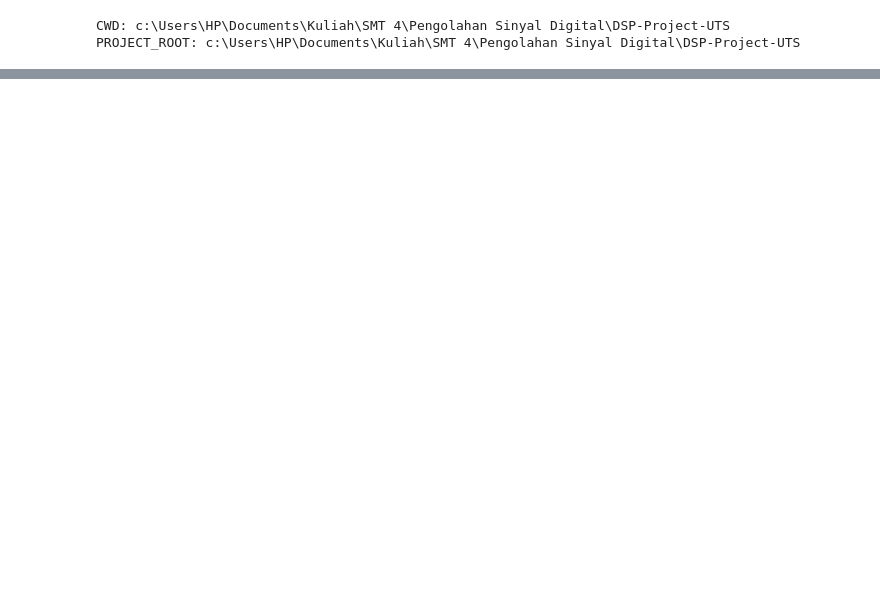
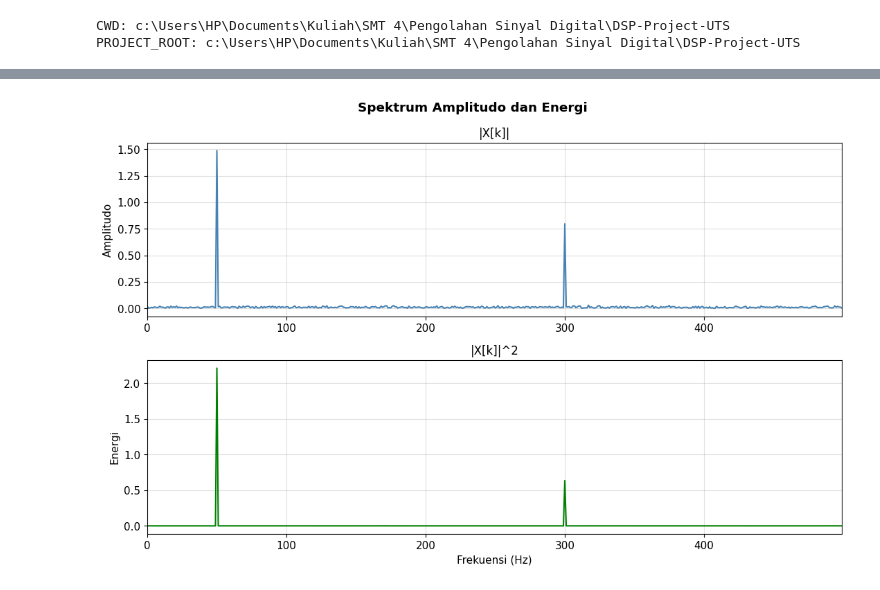
Before and after one commit to arrvy/DSP-Project-UTS, a Jupyter notebook: report.ipynb, the cells around one changed output, grey strips where cells are left out. Saved outputs shown, nothing was run; the diff lists cells and outputs as text; code cells hidden in the pictures; blank space fills up the shorter version.

```diff
--- a/report.ipynb
+++ b/report.ipynb
@@ -40,12 +49,25 @@ get_default_config ada: True
 main file: c:\Users\HP\Documents\Kuliah\SMT 4\Pengolahan Sinyal Digital\DSP-Project-UTS\main.py
 # %%
-# Jalankan dari main router
+# Pilih sumber input: "synthetic" atau "audio"
+INPUT_SOURCE = "synthetic"
+AUDIO_PATH = os.path.join("assets", "gabungan domisol.mp3.mpeg")
+
 result = main.main(
-    input_source="synthetic",   # atau "audio"
-    audio_path=None,            # isi path kalau input_source="audio"
-    show_plots=True,
+    input_source=INPUT_SOURCE,
+    audio_path=AUDIO_PATH if INPUT_SOURCE == "audio" else None,
+    show_plots=False,
     save_plots=False,
-    verbose=True
-)
+    verbose=False,
+ )
+
+x = result["signal"]
+t = result["time"]
+cfg = result["config"]
+analysis = result["analysis"]
+basic_ops = result["basic_operations"]
+
+print("Sinyal siap dianalisis")
+print("Panjang sinyal:", len(x))
+print("Sampling rate:", cfg["fs"])
 # %% [output]
 Menjalankan analisa utama dari src.references... mode=synthetic
@@ -81,0 +276,22 @@ f = 300 Hz | Re =     6.24 | Im =  -398.05 | |X| = 0.7962 | phi = -89.1 derajat
+# %%
+f_pos = analysis["f_pos"]
+amp = analysis["amp"]
+
+fig, axes = plt.subplots(2, 1, figsize=(11, 7))
+fig.suptitle("Spektrum Amplitudo dan Energi", fontweight="bold")
+
+axes[0].plot(f_pos, amp, color="steelblue")
+axes[0].set_title("|X[k]|")
+axes[0].set_ylabel("Amplitudo")
+axes[0].set_xlim(0, min(500, f_pos[-1]))
+
+axes[1].plot(f_pos, amp**2, color="green")
+axes[1].set_title("|X[k]|^2")
+axes[1].set_xlabel("Frekuensi (Hz)")
+axes[1].set_ylabel("Energi")
+axes[1].set_xlim(0, min(500, f_pos[-1]))
+
+plt.tight_layout()
+plt.show()
+# %% [output]
+[figure, added]
```
Also changed, not shown: parts of 17 cells of this notebook, 1 other file.
